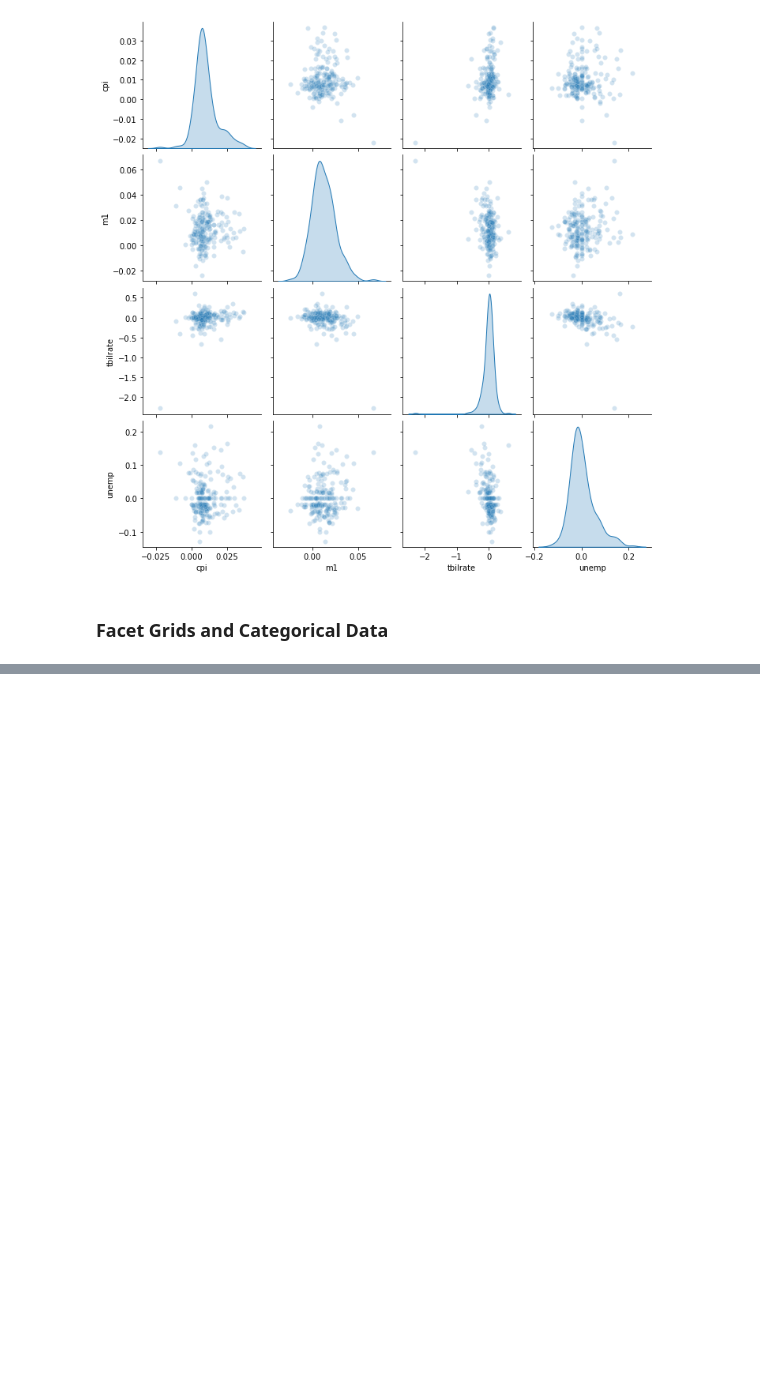
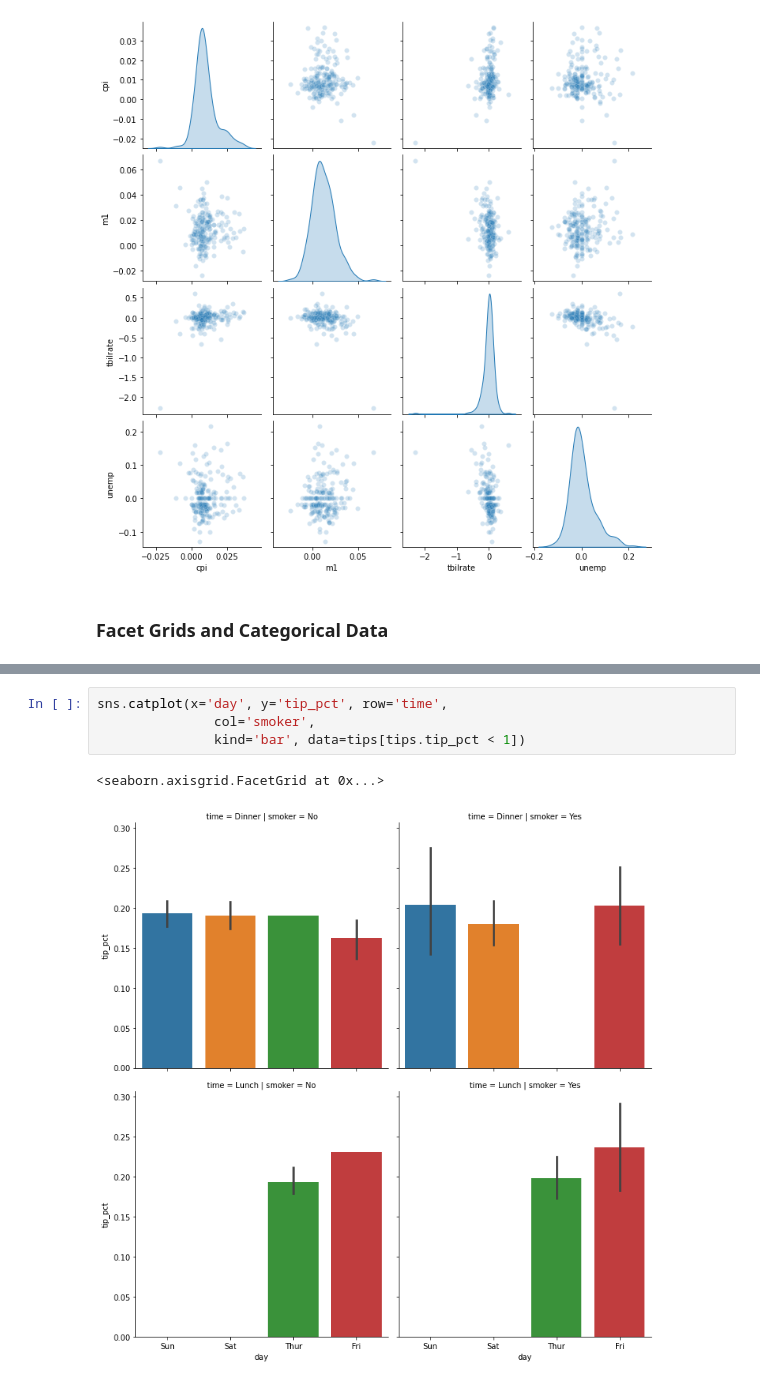
Before and after one commit to diego19508/pydata-book, a Jupyter notebook: Notes/Plotting_Visualization.ipynb, the cells around one changed output, grey strips where cells are left out. Cells and saved outputs as stored; diff of their text form; blank space fills up the shorter version.

```diff
--- a/Notes/Plotting_Visualization.ipynb
+++ b/Notes/Plotting_Visualization.ipynb
@@ -372,0 +381,7 @@ sns.pairplot(trans_data, diag_kind="kde", plot_kws={"alpha":0.2})
+# %%
+sns.catplot(x='day', y='tip_pct', row='time',
+               col='smoker',
+               kind='bar', data=tips[tips.tip_pct < 1])
+# %% [output]
+<seaborn.axisgrid.FacetGrid at 0x...>
+[figure, added]
```
Also changed, not shown: parts of 3 cells of this notebook.
